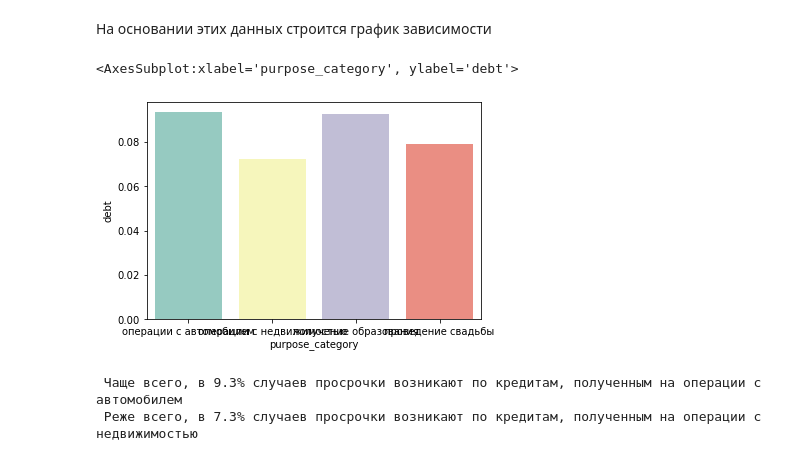
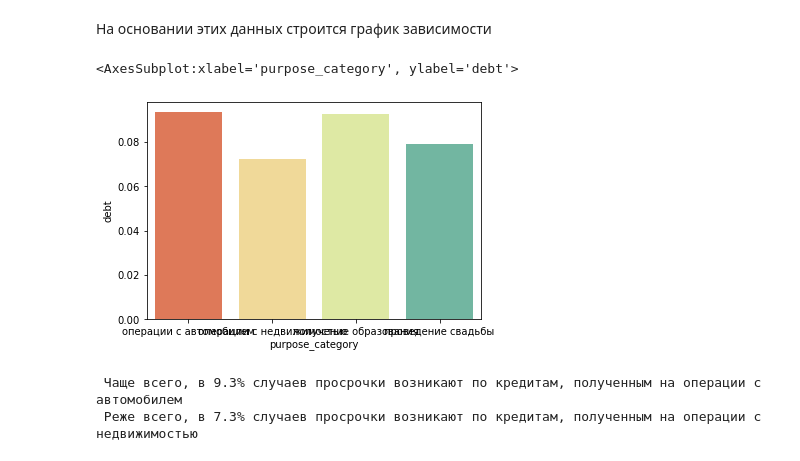
Before and after one commit to Alexman507/yandex_practicum_projects, a Jupyter notebook: borrower_reliability/borrower_reliability.ipynb, the cells around one changed output. Saved outputs shown, nothing was run; the diff lists cells and outputs as text; code cells hidden in the pictures.

```diff
--- a/borrower_reliability/borrower_reliability.ipynb
+++ b/borrower_reliability/borrower_reliability.ipynb
@@ -513,13 +507,13 @@ Name: debt, dtype: float64
 # %%
 import seaborn as sns
 
 sns.barplot(x=debt_probability_by_purpopse_mean.index,
             y=debt_probability_by_purpopse_mean,
-            palette = 'Set3')
+            palette = 'Spectral')
 #график отношения цели получения займа к вероятности возникновения задолженности
 # %% [output]
 <AxesSubplot:xlabel='purpose_category', ylabel='debt'>
-[figure, old version]
+[figure, new version]
 # %%
 print(f" Чаще всего, в {debt_probability_by_purpopse_mean.max():.1%} случаев просрочки возникают по кредитам, полученным на {debt_probability_by_purpopse_mean.idxmax()}")
 print(f" Реже всего, в {debt_probability_by_purpopse_mean.min():.1%} случаев просрочки возникают по кредитам, полученным на {debt_probability_by_purpopse_mean.idxmin()}")
```
Also changed, not shown: parts of 23 cells of this notebook.
